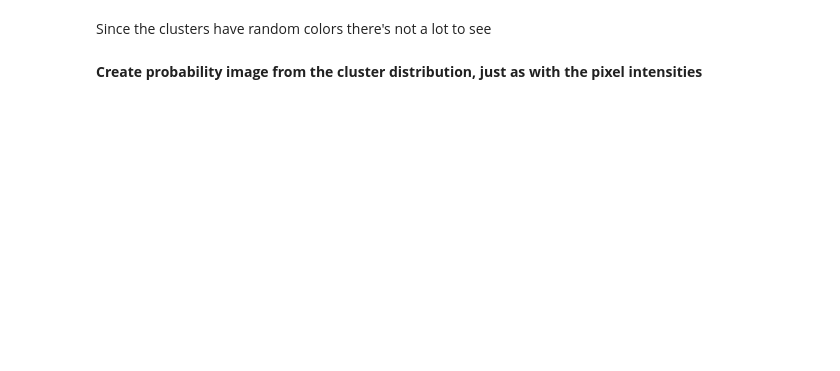
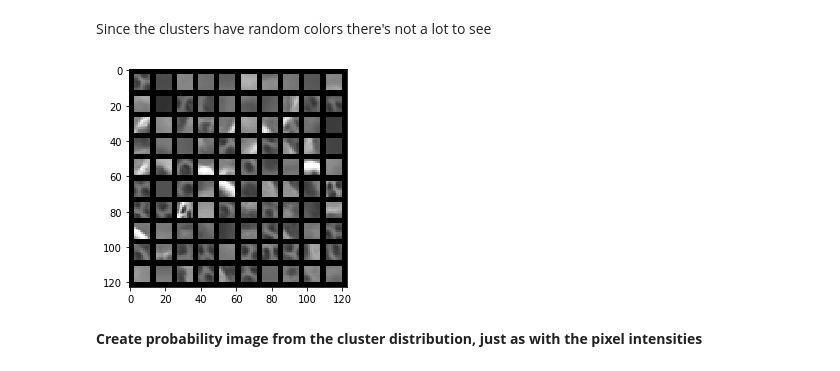
Before and after one commit to Charlottetheis/AIA, a Jupyter notebook: Jacob.ipynb, the cells around one changed output. Saved outputs shown, nothing was run; the diff lists cells and outputs as text; code cells hidden in the pictures; blank space fills up the shorter version.

```diff
--- a/Jacob.ipynb
+++ b/Jacob.ipynb
@@ -397,5 +397,30 @@ plt.imshow(cluster_img)
 # %% [markdown]
 Since the clusters have random colors there's not a lot to see
+# %%
+def plot_dictionary(cluster_centers, rows, cols, patch_shape=(), spacing=3):
+    if(patch_shape==()):
+        s = int(np.sqrt(cluster_centers.shape[1]))
+        patch_shape = (s,s)
+
+    h = patch_shape[0]+spacing
+    w = patch_shape[1]+spacing
+
+    dict_img = np.zeros((rows*w + spacing,
+                         cols*w + spacing))
+
+    cluster_centers = cluster_centers.reshape(rows,cols,patch_shape[0],patch_shape[1])
+
+    for r in range(rows):
+        for c in range(cols):
+            y = spacing + r*h
+            x = spacing + c*w
+            dict_img[y:y+patch_shape[0], x:x+patch_shape[1]] = cluster_centers[r,c,]
+
+    plt.imshow(dict_img, cmap='gray')
+# %%
+plot_dictionary(kmeans.cluster_centers_, 10,10)
+# %% [output]
+[figure, added]
 # %% [markdown]
 __Create probability image from the cluster distribution, just as with the pixel intensities__
 # %%
```
Also changed, not shown: parts of 5 cells of this notebook.
